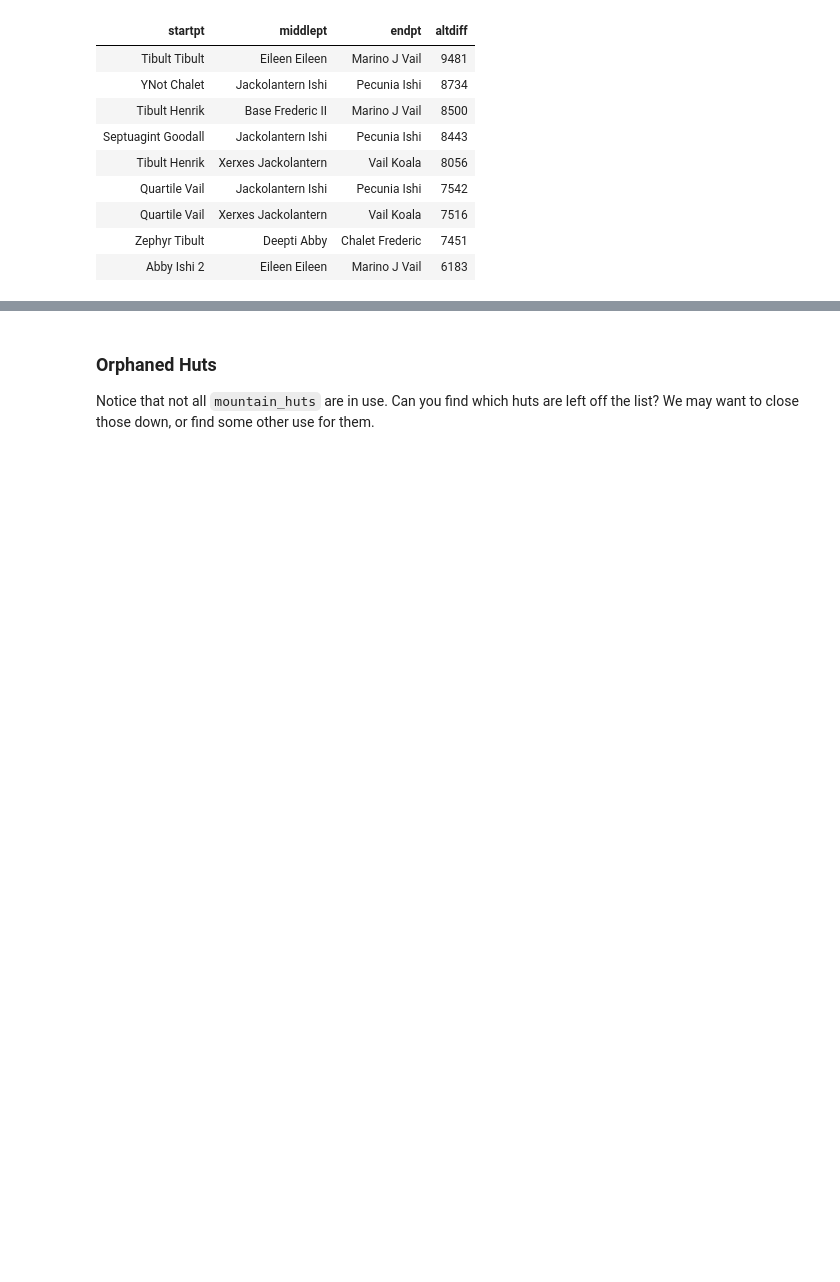
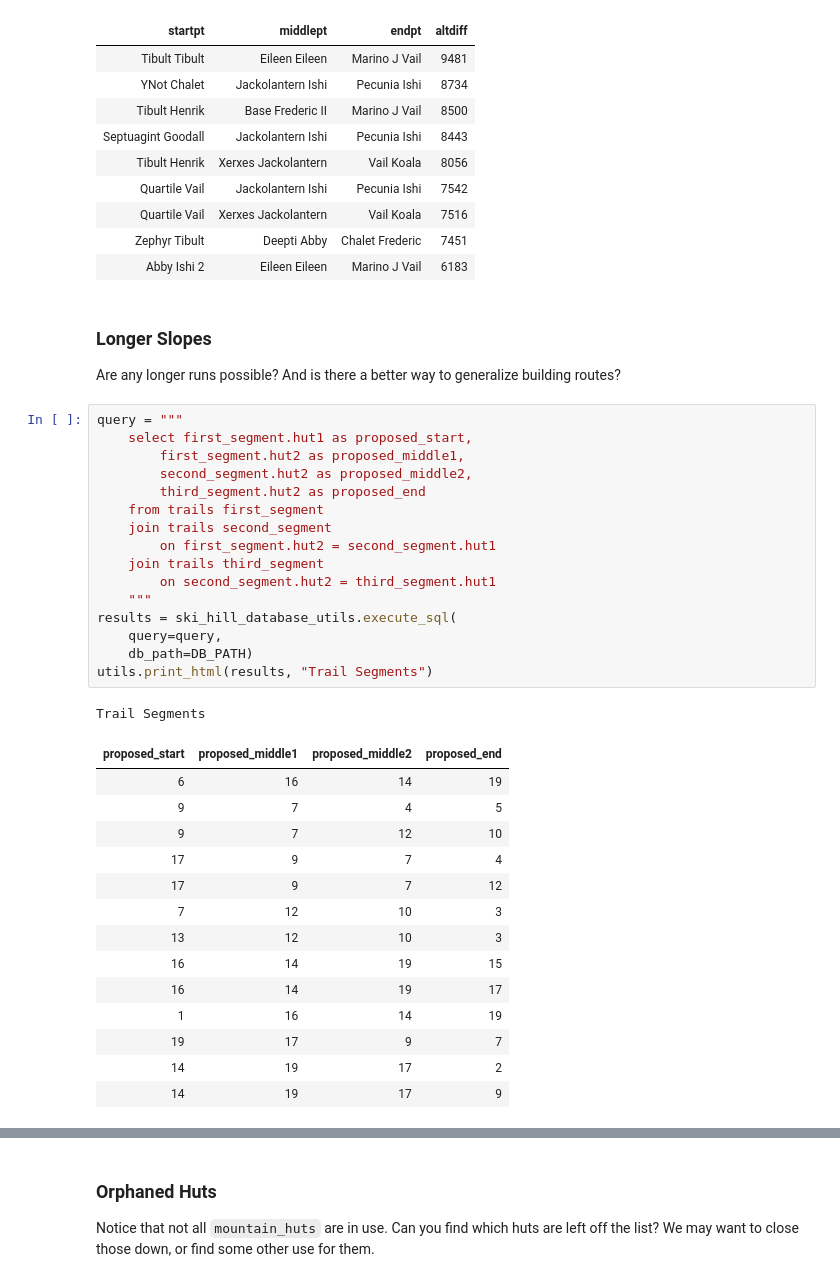
Before and after one commit to peterdobbs77/daily-coding, a Jupyter notebook: sql/try_ski_hill_db_sql.ipynb, the cells around one changed output, grey strips where cells are left out. Cells and saved outputs as stored; diff of their text form; blank space fills up the shorter version.

```diff
--- a/sql/try_ski_hill_db_sql.ipynb
+++ b/sql/try_ski_hill_db_sql.ipynb
@@ -228,3 +235,39 @@ Proposed Routes and Altitude Change
 | Quartile Vail | Xerxes Jackolantern | Vail Koala | 7516 |
 | Zephyr Tibult | Deepti Abby | Chalet Frederic | 7451 |
 | Abby Ishi 2 | Eileen Eileen | Marino J Vail | 6183 |
+# %% [markdown]
+### Longer Slopes
+
+Are any longer runs possible? And is there a better way to generalize building routes?
+# %%
+query = """
+    select first_segment.hut1 as proposed_start,
+        first_segment.hut2 as proposed_middle1,
+        second_segment.hut2 as proposed_middle2,
+        third_segment.hut2 as proposed_end
+    from trails first_segment
+    join trails second_segment
+        on first_segment.hut2 = second_segment.hut1
+    join trails third_segment
+        on second_segment.hut2 = third_segment.hut1
+    """
+results = ski_hill_database_utils.execute_sql(
+    query=query,
+    db_path=DB_PATH)
+utils.print_html(results, "Trail Segments")
+# %% [output]
+Trail Segments
+| proposed_start | proposed_middle1 | proposed_middle2 | proposed_end |
+| 6 | 16 | 14 | 19 |
+| 9 | 7 | 4 | 5 |
+| 9 | 7 | 12 | 10 |
+| 17 | 9 | 7 | 4 |
+| 17 | 9 | 7 | 12 |
+| 7 | 12 | 10 | 3 |
+| 13 | 12 | 10 | 3 |
+| 16 | 14 | 19 | 15 |
+| 16 | 14 | 19 | 17 |
+| 1 | 16 | 14 | 19 |
+| 19 | 17 | 9 | 7 |
+| 14 | 19 | 17 | 2 |
+| 14 | 19 | 17 | 9 |
```
Also changed, not shown: parts of 10 cells of this notebook, 1 other file.
